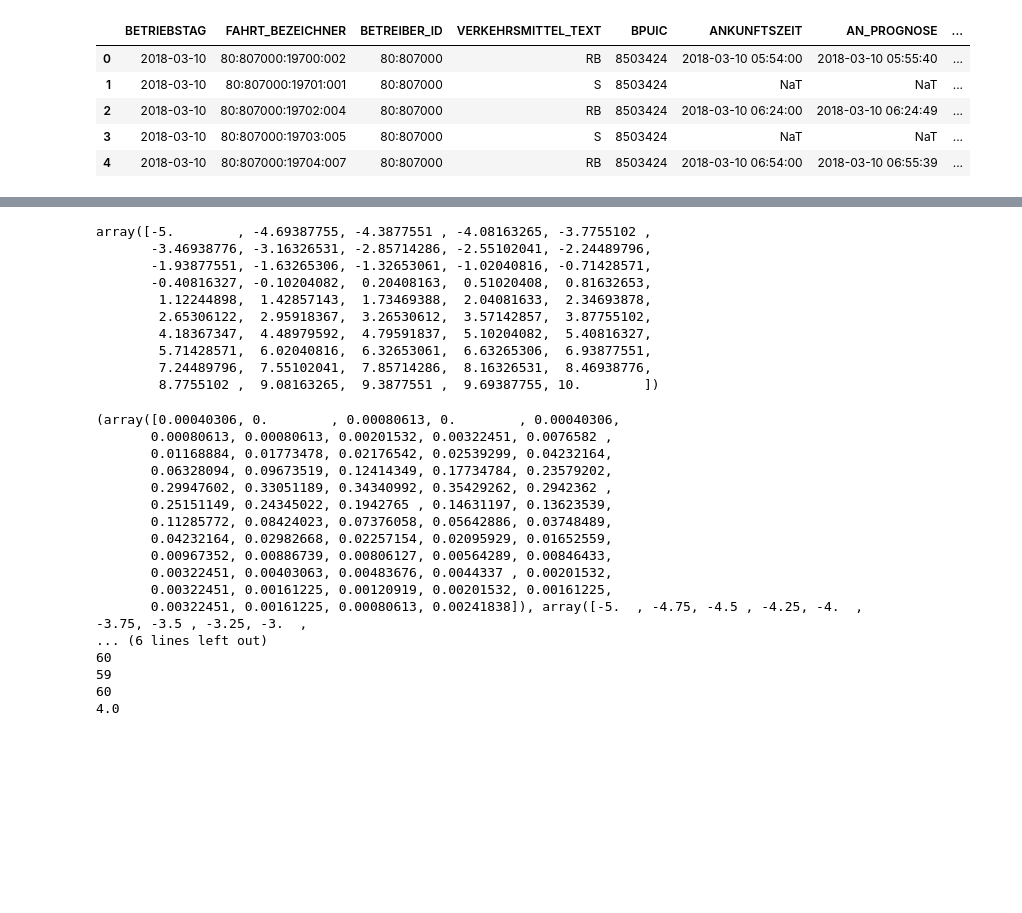
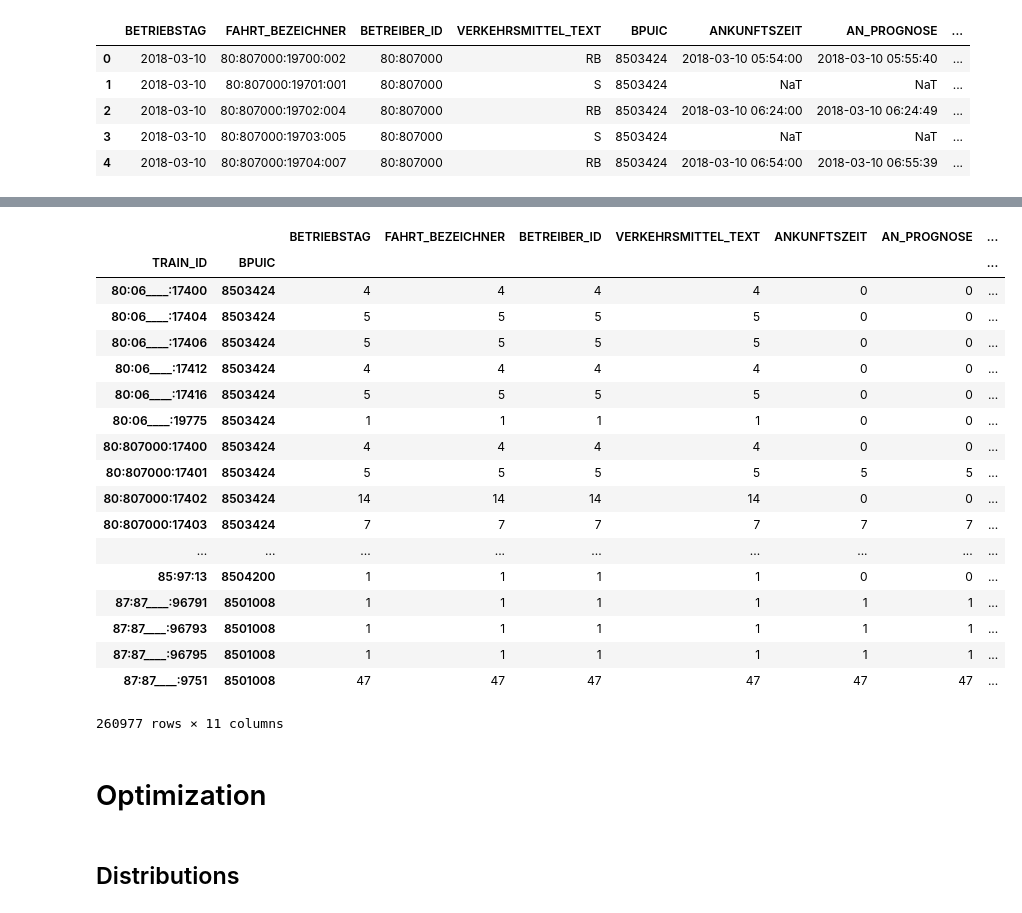
Before and after one commit to jlieberherr/swiss-train-delay-distributions, a Jupyter notebook: analysis.ipynb, the cells around one changed output, grey strips where cells are left out. Drawn from its saved outputs; the diff is of its cells as text; code cells hidden in the pictures; blank space fills up the shorter version.

```diff
--- a/analysis.ipynb
+++ b/analysis.ipynb
@@ -170 +161,27 @@ df_an_versp_sorted = sorted(df_an_versp)
+# %%
+gpd
+# %% [output]
+|  |  | BETRIEBSTAG | FAHRT_BEZEICHNER | BETREIBER_ID | VERKEHRSMITTEL_TEXT | ANKUNFTSZEIT | AN_PROGNOSE | ... |
+| TRAIN_ID | BPUIC |  |  |  |  |  |  | ... |
+| 80:06____:17400 | 8503424 | 4 | 4 | 4 | 4 | 0 | 0 | ... |
+| 80:06____:17404 | 8503424 | 5 | 5 | 5 | 5 | 0 | 0 | ... |
+| 80:06____:17406 | 8503424 | 5 | 5 | 5 | 5 | 0 | 0 | ... |
+| 80:06____:17412 | 8503424 | 4 | 4 | 4 | 4 | 0 | 0 | ... |
+| 80:06____:17416 | 8503424 | 5 | 5 | 5 | 5 | 0 | 0 | ... |
+| 80:06____:19775 | 8503424 | 1 | 1 | 1 | 1 | 0 | 0 | ... |
+| 80:807000:17400 | 8503424 | 4 | 4 | 4 | 4 | 0 | 0 | ... |
+| 80:807000:17401 | 8503424 | 5 | 5 | 5 | 5 | 5 | 5 | ... |
+| 80:807000:17402 | 8503424 | 14 | 14 | 14 | 14 | 0 | 0 | ... |
+| 80:807000:17403 | 8503424 | 7 | 7 | 7 | 7 | 7 | 7 | ... |
+| ... | ... | ... | ... | ... | ... | ... | ... | ... |
+| 85:97:13 | 8504200 | 1 | 1 | 1 | 1 | 0 | 0 | ... |
+| 87:87____:96791 | 8501008 | 1 | 1 | 1 | 1 | 1 | 1 | ... |
+| 87:87____:96793 | 8501008 | 1 | 1 | 1 | 1 | 1 | 1 | ... |
+| 87:87____:96795 | 8501008 | 1 | 1 | 1 | 1 | 1 | 1 | ... |
+| 87:87____:9751 | 8501008 | 47 | 47 | 47 | 47 | 47 | 47 | ... |
+260977 rows × 11 columns
+# %% [markdown]
+# Optimization
+# %% [markdown]
+## Distributions
 # %%
@@ -259,45 +276,3 @@ dist_names = [
     'weibull_max',
     'wrapcauchy',
 ]
-# %%
-np.linspace(left, right, retstep=step)[0]
-# %% [output]
-array([-5.        , -4.69387755, -4.3877551 , -4.08163265, -3.7755102 ,
-       -3.46938776, -3.16326531, -2.85714286, -2.55102041, -2.24489796,
-       -1.93877551, -1.63265306, -1.32653061, -1.02040816, -0.71428571,
-       -0.40816327, -0.10204082,  0.20408163,  0.51020408,  0.81632653,
-        1.12244898,  1.42857143,  1.73469388,  2.04081633,  2.34693878,
-        2.65306122,  2.95918367,  3.26530612,  3.57142857,  3.87755102,
-        4.18367347,  4.48979592,  4.79591837,  5.10204082,  5.40816327,
-        5.71428571,  6.02040816,  6.32653061,  6.63265306,  6.93877551,
-        7.24489796,  7.55102041,  7.85714286,  8.16326531,  8.46938776,
-        8.7755102 ,  9.08163265,  9.3877551 ,  9.69387755, 10.        ])
-# %%
-left = -5.0
-right = 10.0
-step = 0.25
-r = np.arange(left, right, step)
-h_ = np.histogram(df_an_versp[:10000], r, density=True)
-print h_[:10]
-print len(r)
-print len(h_[0])
-print len(h_[1])
-print h_[0].sum()
-# %% [output]
-(array([0.00040306, 0.        , 0.00080613, 0.        , 0.00040306,
-       0.00080613, 0.00080613, 0.00201532, 0.00322451, 0.0076582 ,
-       0.01168884, 0.01773478, 0.02176542, 0.02539299, 0.04232164,
-       0.06328094, 0.09673519, 0.12414349, 0.17734784, 0.23579202,
-       0.29947602, 0.33051189, 0.34340992, 0.35429262, 0.2942362 ,
-       0.25151149, 0.24345022, 0.1942765 , 0.14631197, 0.13623539,
-       0.11285772, 0.08424023, 0.07376058, 0.05642886, 0.03748489,
-       0.04232164, 0.02982668, 0.02257154, 0.02095929, 0.01652559,
-       0.00967352, 0.00886739, 0.00806127, 0.00564289, 0.00846433,
-       0.00322451, 0.00403063, 0.00483676, 0.0044337 , 0.00201532,
-       0.00322451, 0.00161225, 0.00120919, 0.00201532, 0.00161225,
-       0.00322451, 0.00161225, 0.00080613, 0.00241838]), array([-5.  , -4.75, -4.5 , -4.25, -4.  , -3.75, -3.5 , -3.25, -3.  ,
-... (6 lines left out)
-60
-59
-60
-4.0
```
Also changed, not shown: parts of 48 cells of this notebook.
